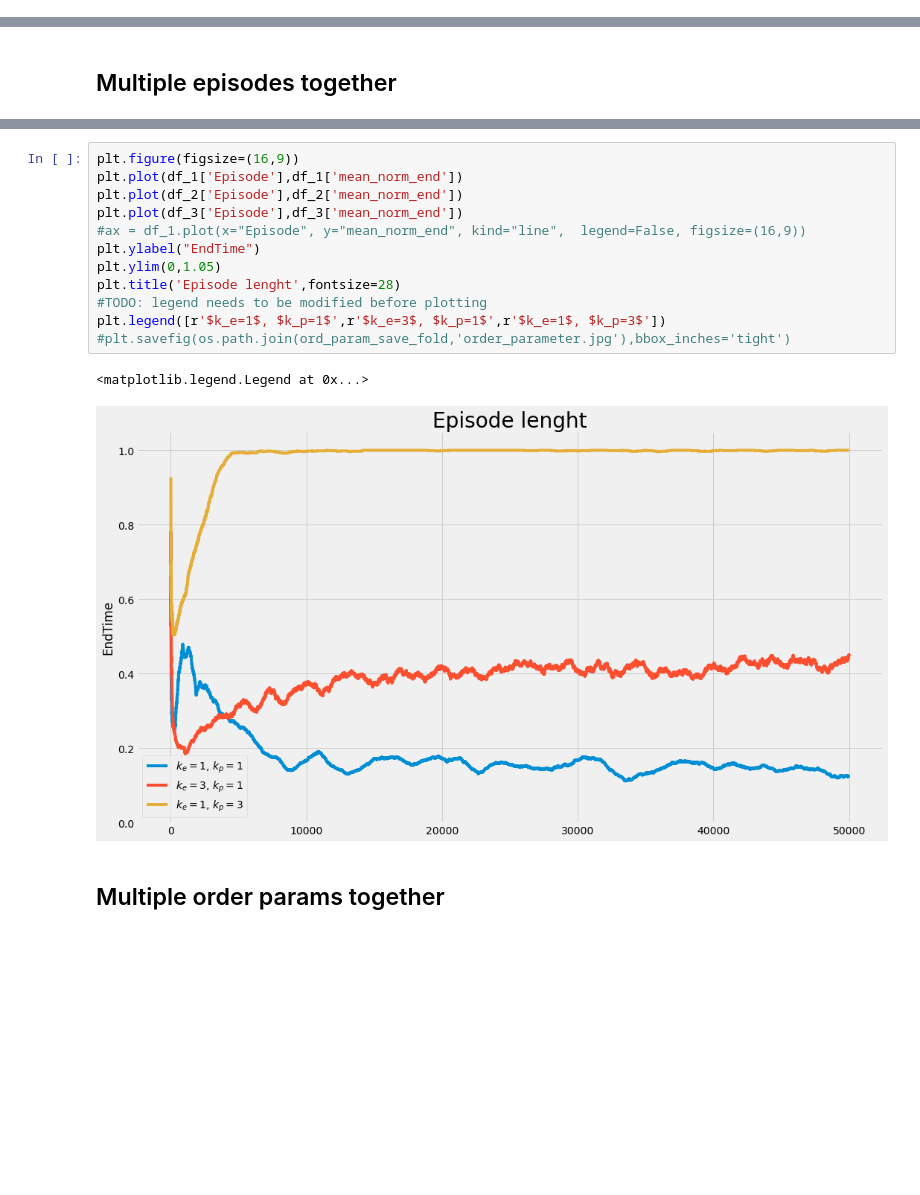
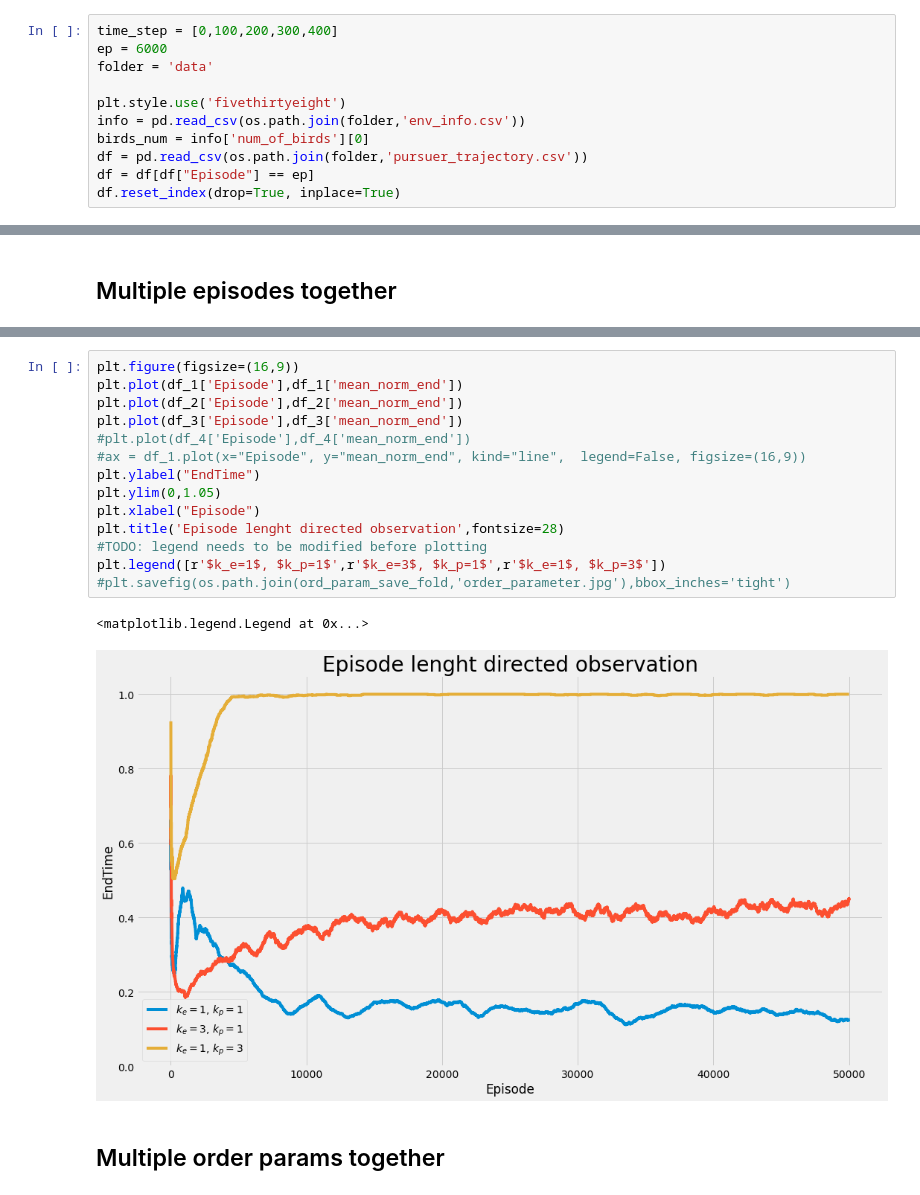
Before and after one commit to fbrand-new/reinforced-birds, a Jupyter notebook: Episode_plotting.ipynb, the cells around one changed output, grey strips where cells are left out. Drawn from its saved outputs; the diff is of its cells as text; blank space fills up the shorter version.

```diff
--- a/Episode_plotting.ipynb
+++ b/Episode_plotting.ipynb
@@ -125,3 +95,14 @@ ts = [0,100,200,300,400]
 plot_instant(8000,ts)
 # %% [output]
 [figure]
+# %%
+time_step = [0,100,200,300,400]
+ep = 6000
+folder = 'data'
+
+plt.style.use('fivethirtyeight')
+info = pd.read_csv(os.path.join(folder,'env_info.csv'))
+birds_num = info['num_of_birds'][0]
+df = pd.read_csv(os.path.join(folder,'pursuer_trajectory.csv'))
+df = df[df["Episode"] == ep]
+df.reset_index(drop=True, inplace=True)
@@ -300,18 +322,20 @@ df_3["mean_norm_end"] = df_3["NormEndTime"].rolling(1000, min_periods=5).mean()
 # %%
 plt.figure(figsize=(16,9))
 plt.plot(df_1['Episode'],df_1['mean_norm_end'])
 plt.plot(df_2['Episode'],df_2['mean_norm_end'])
 plt.plot(df_3['Episode'],df_3['mean_norm_end'])
+#plt.plot(df_4['Episode'],df_4['mean_norm_end'])
 #ax = df_1.plot(x="Episode", y="mean_norm_end", kind="line",  legend=False, figsize=(16,9))
 plt.ylabel("EndTime")
 plt.ylim(0,1.05)
-plt.title('Episode lenght',fontsize=28)
+plt.xlabel("Episode")
+plt.title('Episode lenght directed observation',fontsize=28)
 #TODO: legend needs to be modified before plotting
 plt.legend([r'$k_e=1$, $k_p=1$',r'$k_e=3$, $k_p=1$',r'$k_e=1$, $k_p=3$'])
 #plt.savefig(os.path.join(ord_param_save_fold,'order_parameter.jpg'),bbox_inches='tight')
 # %% [output]
 <matplotlib.legend.Legend at 0x...>
-[figure, old version]
+[figure, new version]
 # %% [markdown]
 ## Multiple order params together
 # %%
```
Also changed, not shown: parts of 17 cells of this notebook, 9 other files.
